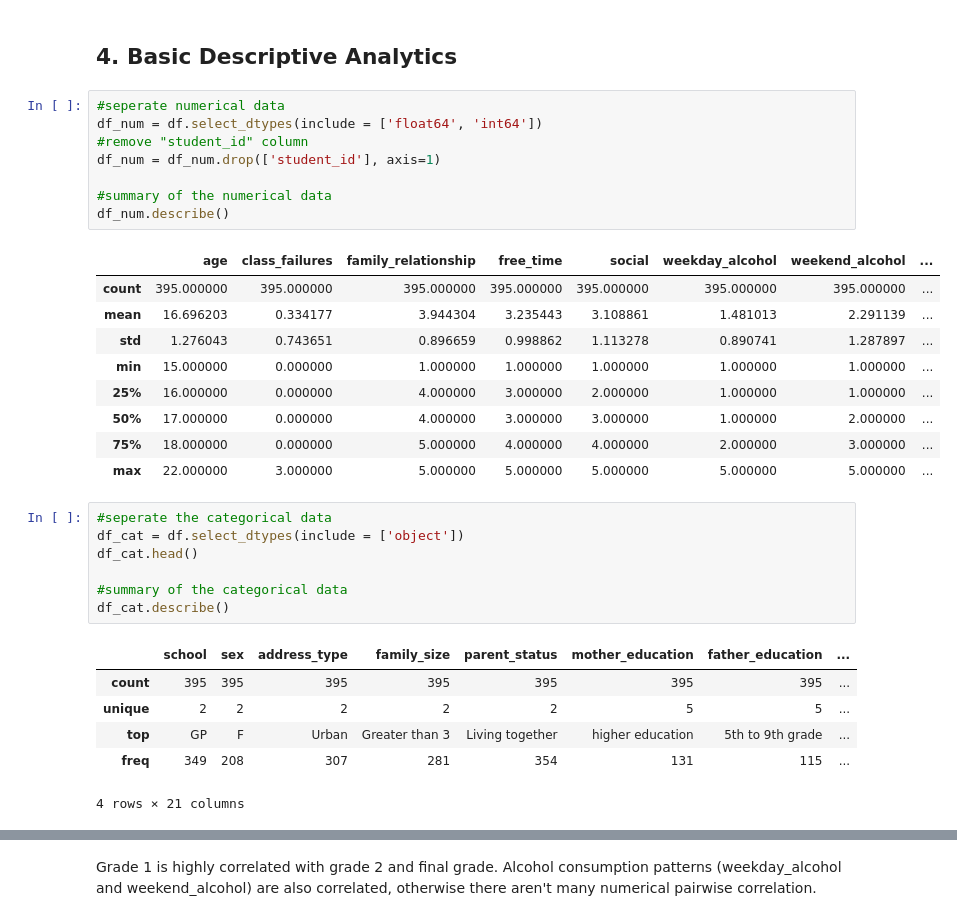
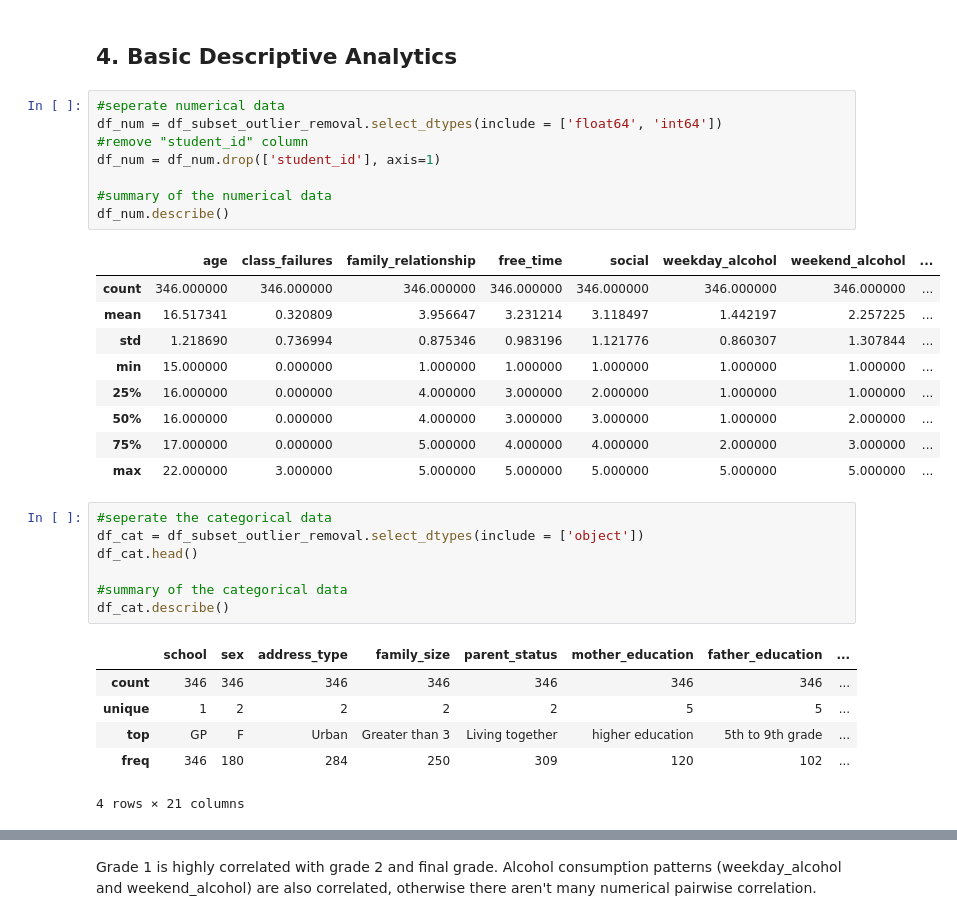
Before and after one commit to agrigortsuk/stat437project, a Jupyter notebook: grade.ipynb, the cells around one changed output, grey strips where cells are left out. Drawn from its saved outputs; the diff is of its cells as text.

```diff
--- a/grade.ipynb
+++ b/grade.ipynb
@@ -149,35 +146,35 @@ For k=2...k=9 nearest neighbor plots, there is a dramatic jump in nearest neighb
 ## 4. Basic Descriptive Analytics
 # %%
 #seperate numerical data
-df_num = df.select_dtypes(include = ['float64', 'int64'])
+df_num = df_subset_outlier_removal.select_dtypes(include = ['float64', 'int64'])
 #remove "student_id" column
 df_num = df_num.drop(['student_id'], axis=1)
 
 #summary of the numerical data
 df_num.describe()
 # %% [output]
 |  | age | class_failures | family_relationship | free_time | social | weekday_alcohol | weekend_alcohol | ... |
-| count | 395.000000 | 395.000000 | 395.000000 | 395.000000 | 395.000000 | 395.000000 | 395.000000 | ... |
-| mean | 16.696203 | 0.334177 | 3.944304 | 3.235443 | 3.108861 | 1.481013 | 2.291139 | ... |
-| std | 1.276043 | 0.743651 | 0.896659 | 0.998862 | 1.113278 | 0.890741 | 1.287897 | ... |
+| count | 346.000000 | 346.000000 | 346.000000 | 346.000000 | 346.000000 | 346.000000 | 346.000000 | ... |
+| mean | 16.517341 | 0.320809 | 3.956647 | 3.231214 | 3.118497 | 1.442197 | 2.257225 | ... |
+| std | 1.218690 | 0.736994 | 0.875346 | 0.983196 | 1.121776 | 0.860307 | 1.307844 | ... |
 | min | 15.000000 | 0.000000 | 1.000000 | 1.000000 | 1.000000 | 1.000000 | 1.000000 | ... |
 | 25% | 16.000000 | 0.000000 | 4.000000 | 3.000000 | 2.000000 | 1.000000 | 1.000000 | ... |
-| 50% | 17.000000 | 0.000000 | 4.000000 | 3.000000 | 3.000000 | 1.000000 | 2.000000 | ... |
-| 75% | 18.000000 | 0.000000 | 5.000000 | 4.000000 | 4.000000 | 2.000000 | 3.000000 | ... |
+| 50% | 16.000000 | 0.000000 | 4.000000 | 3.000000 | 3.000000 | 1.000000 | 2.000000 | ... |
+| 75% | 17.000000 | 0.000000 | 5.000000 | 4.000000 | 4.000000 | 2.000000 | 3.000000 | ... |
 | max | 22.000000 | 3.000000 | 5.000000 | 5.000000 | 5.000000 | 5.000000 | 5.000000 | ... |
 # %%
 #seperate the categorical data
-df_cat = df.select_dtypes(include = ['object'])
+df_cat = df_subset_outlier_removal.select_dtypes(include = ['object'])
 df_cat.head()
 
 #summary of the categorical data
 df_cat.describe()
 # %% [output]
 |  | school | sex | address_type | family_size | parent_status | mother_education | father_education | ... |
-| count | 395 | 395 | 395 | 395 | 395 | 395 | 395 | ... |
-| unique | 2 | 2 | 2 | 2 | 2 | 5 | 5 | ... |
+| count | 346 | 346 | 346 | 346 | 346 | 346 | 346 | ... |
+| unique | 1 | 2 | 2 | 2 | 2 | 5 | 5 | ... |
 | top | GP | F | Urban | Greater than 3 | Living together | higher education | 5th to 9th grade | ... |
-| freq | 349 | 208 | 307 | 281 | 354 | 131 | 115 | ... |
+| freq | 346 | 180 | 284 | 250 | 309 | 120 | 102 | ... |
 4 rows × 21 columns
 # %%
 #pairwise correlation of numerical data
```
Also changed, not shown: parts of 6 cells of this notebook.
